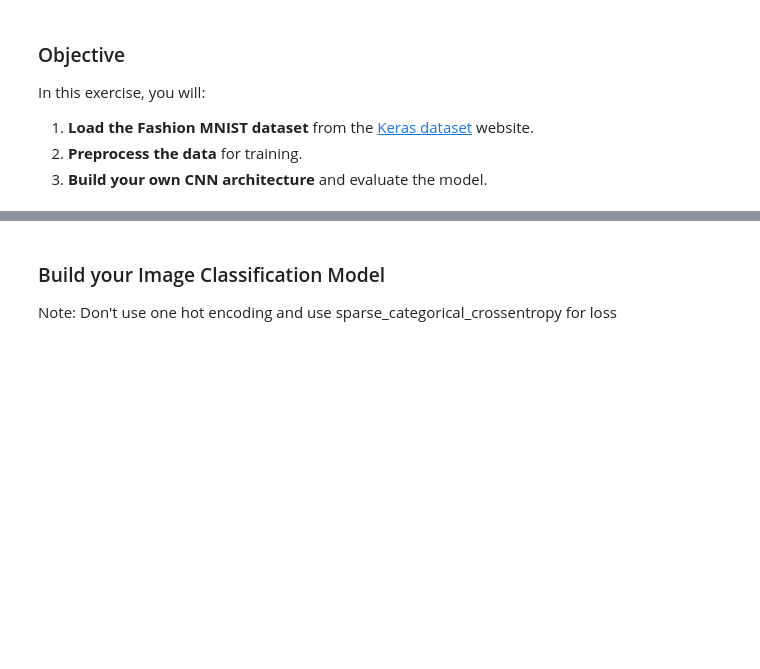
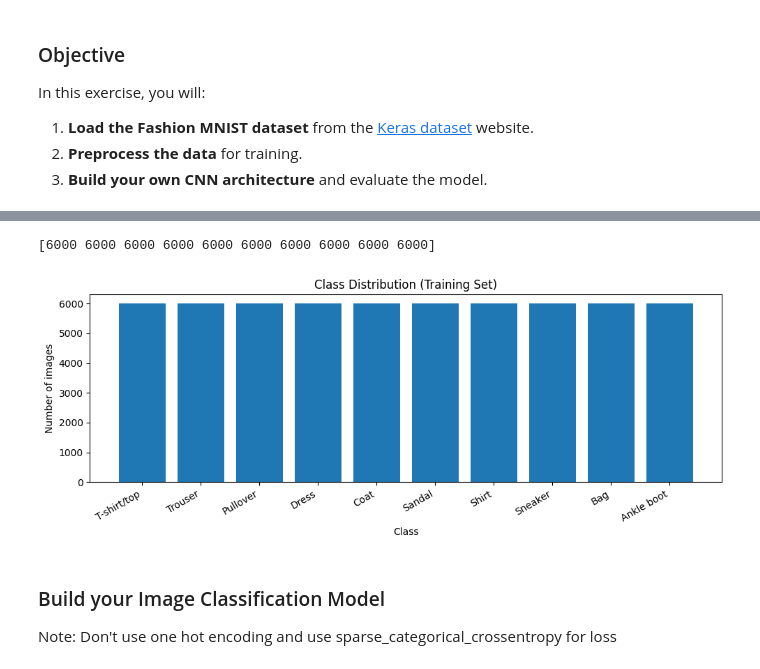
Before and after one commit to RaghadMohammed/arti560-computer-vision-labs, a Jupyter notebook: lab01-image-classification-cnn/lab01-image-classification-cnn-exercise.ipynb, the cells around one changed output, grey strips where cells are left out. Cells and saved outputs as stored; diff of their text form; code cells hidden in the pictures; blank space fills up the shorter version.

```diff
--- a/lab01-image-classification-cnn/lab01-image-classification-cnn-exercise.ipynb
+++ b/lab01-image-classification-cnn/lab01-image-classification-cnn-exercise.ipynb
@@ -39,8 +59,23 @@ class_names = []
 # %%
 # Count occurrences of each class in the training set
 
+class_counts = np.bincount(y_train)
+print(class_counts)
 
 # Plot the class distribution
+plt.figure(figsize=(10, 4))
+plt.bar(class_names, class_counts)
+
+plt.title("Class Distribution (Training Set)")
+plt.xlabel("Class")
+plt.ylabel("Number of images")
+
+plt.xticks(rotation=30, ha="right")
+plt.tight_layout()
+plt.show()
+# %% [output]
+[6000 6000 6000 6000 6000 6000 6000 6000 6000 6000]
+[figure, added]
 # %% [markdown]
 ### Build your Image Classification Model
 Note: Don't use one hot encoding and use sparse_categorical_crossentropy for loss
```
Also changed, not shown: parts of 8 cells of this notebook.
